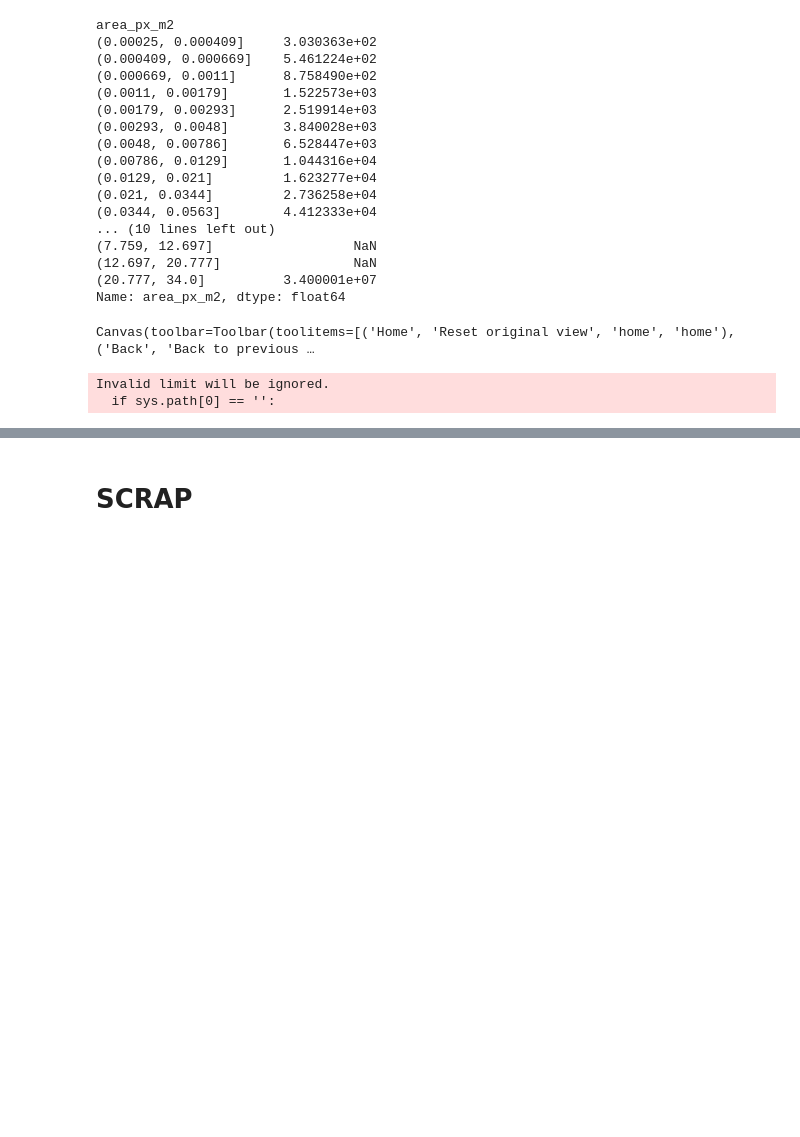
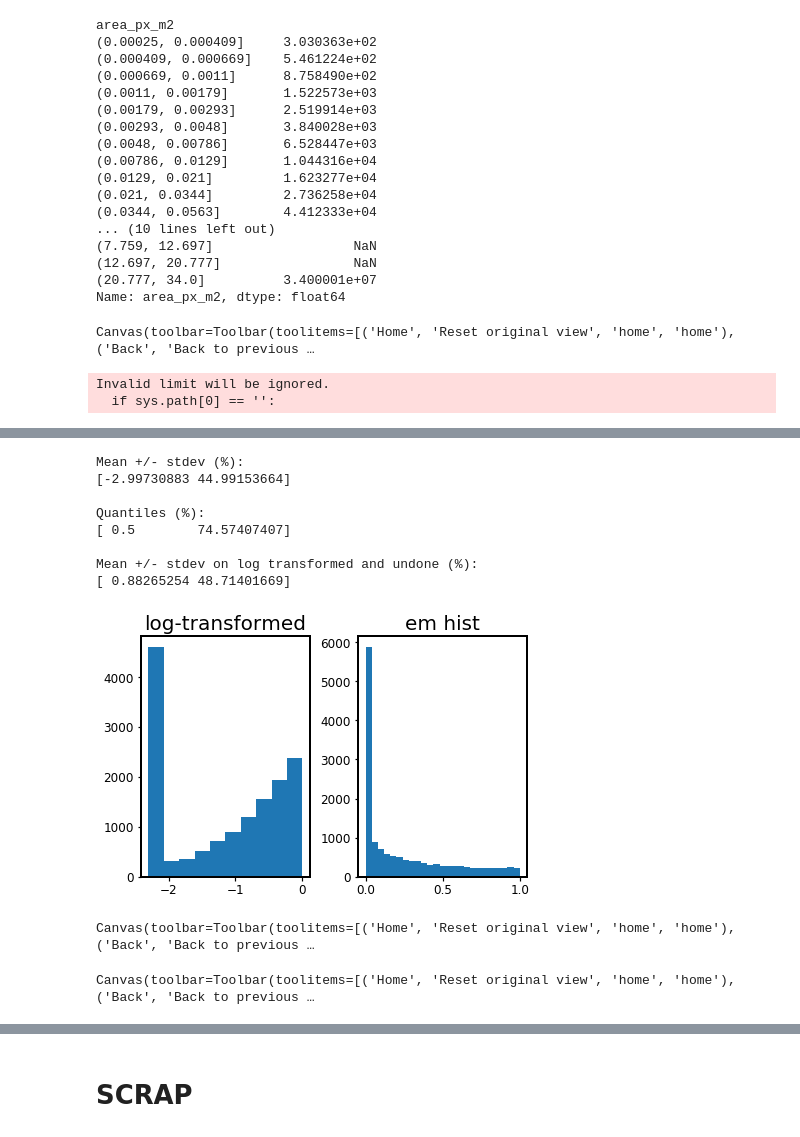
Before and after one commit to ekcomputer/random-wetlands, a Jupyter notebook: analysis/lake-histogram-by-area-etc.ipynb, the cells around one changed output, grey strips where cells are left out. Cells and saved outputs as stored; diff of their text form; code cells hidden in the pictures; blank space fills up the shorter version.

```diff
--- a/analysis/lake-histogram-by-area-etc.ipynb
+++ b/analysis/lake-histogram-by-area-etc.ipynb
@@ -108,6 +156,7 @@ Input: /mnt/f/PAD2019/classification_training/PixelClassifier/Final-ORNL-DAAC/sh
 # %%
 ## Create merged dataset
 lakes_all=pd.concat(lakes_list)
+lakes_all_all12=pd.concat(lakes_list_all12)
 lakes_all.info()
 # %% [output]
 <class 'geopandas.geodataframe.GeoDataFrame'>
@@ -667,0 +911,73 @@ lakes_mean_df_append[['em_weight_avg', 'em_fractio', 'perimeter_','area_px_m2']]
+# %%
+## More investigation On the distribution - average all 12, which is sketchy
+%matplotlib inline
+# lakes_all.em_fractio.plot.hist()
+em_transf = np.log10(lakes_all_all12.em_fractio+0.005)
+fig, ax = plt.subplots(1, 2)
+ax[0].hist(em_transf); ax[0].set_title('log-transformed')
+ax[1].hist(lakes_all_all12.em_fractio, bins = 25); ax[1].set_title('em hist')
+
+## mean +/- std
+stddev = np.std(lakes_all.em_fractio)
+print('\nMean +/- stdev (%): ')
+print(100*np.array([lakes_all_all12.em_fractio.mean()-stddev, lakes_all.em_fractio.mean()+stddev]))
+
+## Verify that quantile's of log transformed data set are the same
+print('\nQuantiles (%): ')
+print(100*10**(np.quantile(em_transf, (0.1, 0.9))))
+
+# Calculate standard deviation on log transformed data
+stddev_log = np.std(em_transf)
+print('\nMean +/- stdev on log transformed and undone (%): ')
+print(100*10**np.array([em_transf.mean()-stddev_log, em_transf.mean()+stddev_log]))
+# %% [output]
+Mean +/- stdev (%):
+[-2.99730883 44.99153664]
+
+Quantiles (%):
+[ 0.5        74.57407407]
+
+Mean +/- stdev on log transformed and undone (%):
+[ 0.88265254 48.71401669]
+[figure, added]
+# %%
+## Fig 5: A vs EM scatter plots!
+
+%matplotlib widget
+fig5, ax5 = plt.subplots(2,2, sharex=True, figsize=(12,12), constrained_layout=True) # constrained_layout is now default for presentation
+color='#fec89a'
+for i, lakes in enumerate(lakes_list):
+    axi = np.take(ax5, i)
+    axi.scatter(lakes.area_px_m2/1e6, lakes.em_fractio*100, alpha=0.4, color=color)
+    axi.set_xlabel('Lake area ($km^2$)')
+    axi.set_ylabel('Emergent macrophyte coverage (%)')
+    axi.set_yscale('log')
+    axi.set_xscale('log')
+    axi.set_title(f'{lakes_labels[i]}', fontsize=16)
+    axi.set_xlim(1e-4, 4e1) # , max_area_to_plot
+
+## Second plot
+f=32 # font size for ASLO presentation
+fig5b, ax5b = plt.subplots(figsize=(6,6), constrained_layout=True) # constrained_layout is now default for presentation
+ax5b.scatter(lakes_all.area_px_m2/1e6, lakes_all.em_fractio*100, alpha=0.2, color=color)
+ax5b.set_xlabel('Lake area ($km^2$)', fontsize=f)
+ax5b.set_ylabel('Em. macrophytes (%)', fontsize=f)
+ax5b.set_yscale('log')
+ax5b.set_xscale('log')
+ax5b.set_xlim(1e-4, 4e1) # , max_area_to_plot
+# plt.setp(ax5b.get_xticklabels(), fontsize=f) # works
+ax5b.tick_params(labelsize=f-4)
+# ax5b.
+
+## save fig 5
+figname=os.path.join(fig_dir, 'Area-EM-scatter-subplots-min250-max34')
+fig5.savefig(figname + '.jpg', dpi=300)
+fig5.savefig(figname + '.pdf', dpi=300)
+
+## save fig 5b
+figname=os.path.join(fig_dir, 'Area-EM-scatter-all-min250-max34')
+fig5b.savefig(figname + '.jpg', dpi=300)
+fig5b.savefig(figname + '.pdf', dpi=300)
+# %% [output]
+Canvas(toolbar=Toolbar(toolitems=[('Home', 'Reset original view', 'home', 'home'), ('Back', 'Back to previous …
+Canvas(toolbar=Toolbar(toolitems=[('Home', 'Reset original view', 'home', 'home'), ('Back', 'Back to previous …
```
Also changed, not shown: parts of 26 cells of this notebook.
